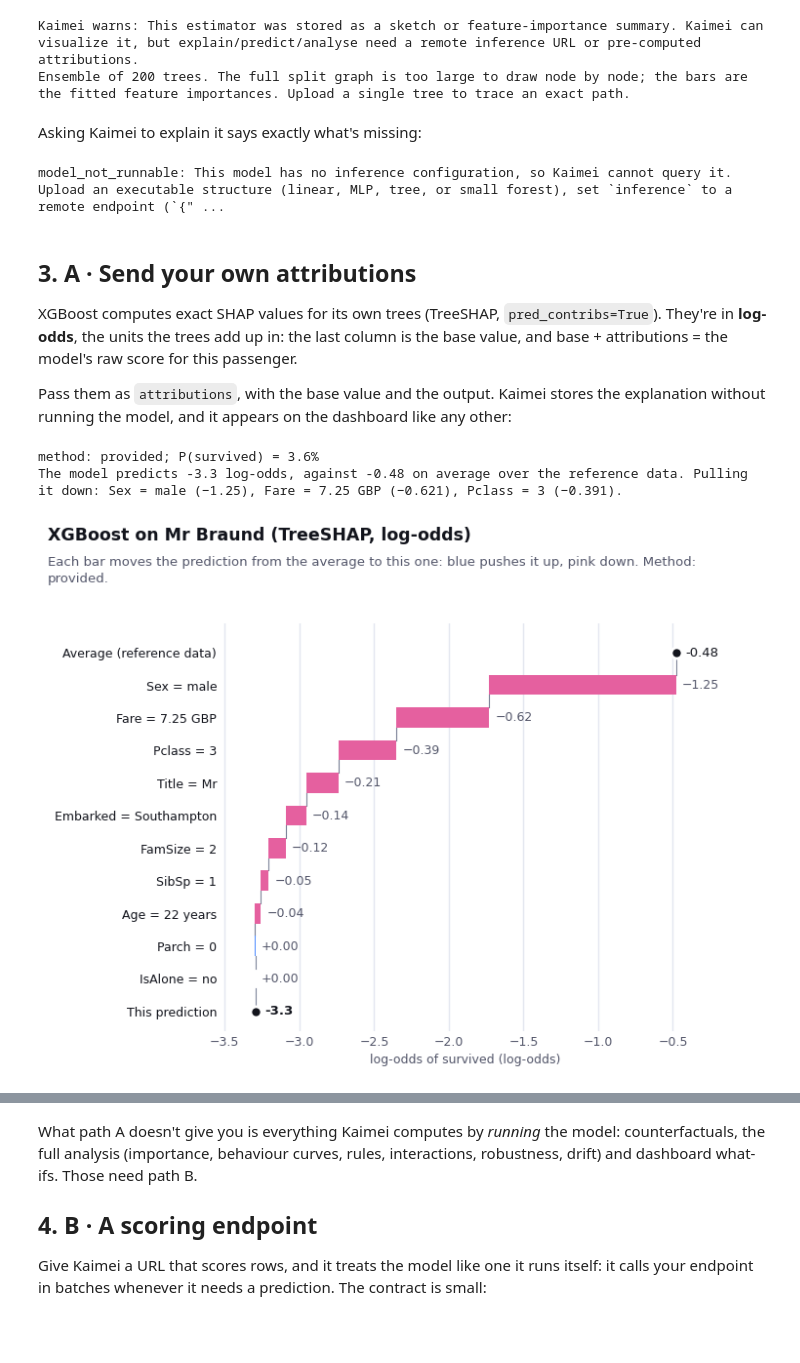
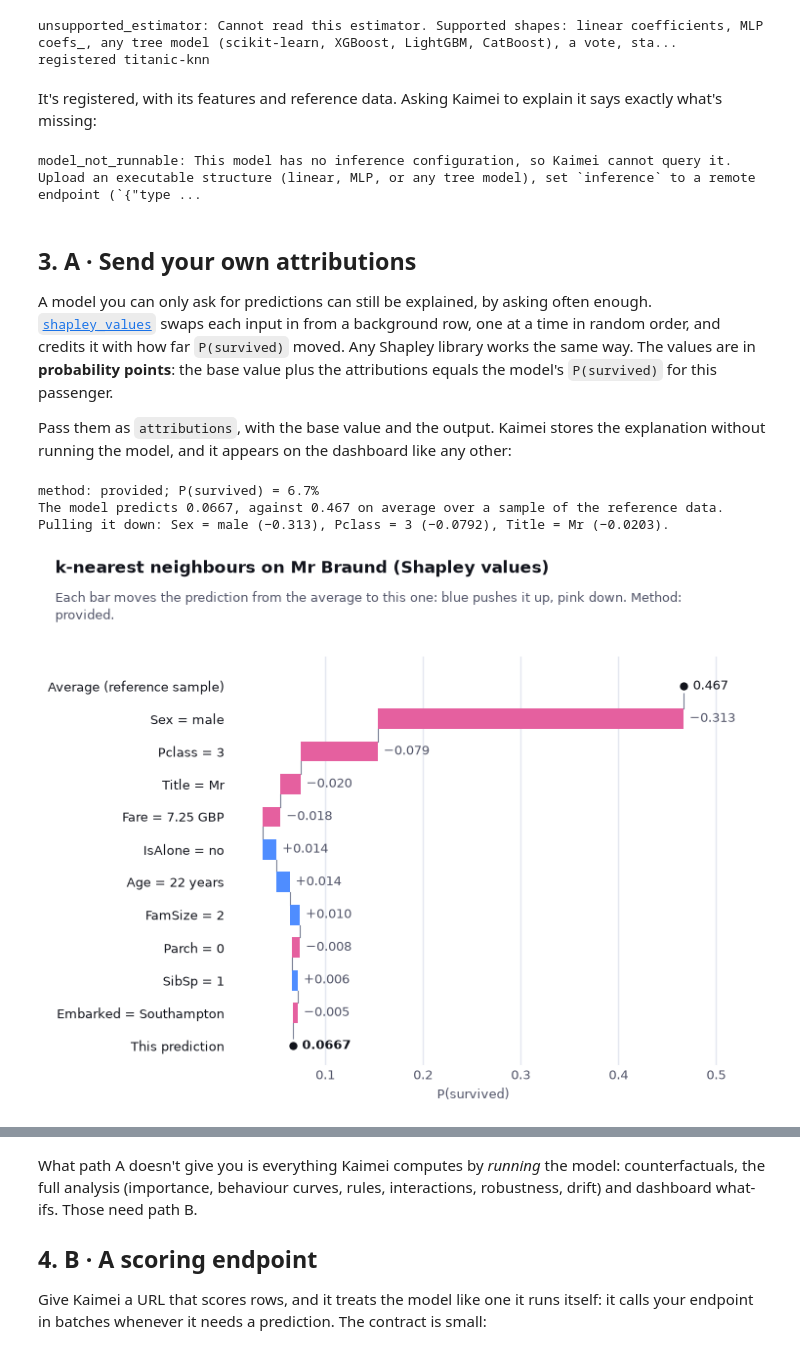
Before and after one commit to KaimeiAI/titanic-kaimei-example, a Jupyter notebook: notebooks/04-bring-your-own-model.ipynb, the cells around one changed output, grey strips where cells are left out. Cells and saved outputs as stored; diff of their text form; code cells hidden in the pictures.

```diff
--- a/notebooks/04-bring-your-own-model.ipynb
+++ b/notebooks/04-bring-your-own-model.ipynb
@@ -26,15 +26,14 @@ import httpx
 import matplotlib.pyplot as plt
 import numpy as np
 import pandas as pd
-import xgboost
 
-from kaimei import KaimeiError
+from kaimei import KaimeiError, StructureError
 from kaimei.tabular import explanation_summary, plot_explanation, plot_insight
 from titanic_kaimei import FEATURES, OUTPUTS, encode, load, to_row, to_rows
-from titanic_kaimei.models import make_forest, make_xgboost, scores
+from titanic_kaimei.models import make_forest, make_knn, scores, shapley_values, split
 from titanic_kaimei.serving import create_app, serve_in_background
 from titanic_kaimei.workspace import (
-    XGBOOST, XGBOOST_REMOTE, connect, dashboard_url, delete_if_exists, ensure_project, replace_model, run_analysis,
+    KNN, KNN_REMOTE, RETIRED, connect, dashboard_url, delete_if_exists, ensure_project, replace_registration, run_analysis,
 )
 
 plt.rcParams["figure.dpi"] = 100
@@ -42,9 +41,11 @@ pd.set_option("display.precision", 3)
 
 client = connect()
 project = ensure_project(client)
+for slug in RETIRED:
+    delete_if_exists(client, slug)
 
 titanic = load(1)
-X, y = encode(titanic.passengers), (titanic.survived == "survived").astype(int)  # XGBoost wants 0/1 labels
-booster_model = make_xgboost()
-scores({"XGBoost (200 trees)": booster_model, "Random forest (notebook 01)": make_forest()}, X, y)
+X, y = encode(titanic.passengers), (titanic.survived == "survived").astype(int)
+knn = make_knn()
+scores({"k-nearest neighbours": knn, "Random forest (notebook 01)": make_forest()}, X, y)
 # %% [output]
@@ -61,54 +62,55 @@ XGBoost is the most accurate model in this repository, and that's typical: the m
 # %%
-import warnings
+try:
+    client.models.upload(knn, name="not stored", feature_names=list(X.columns))
+except StructureError as error:
+    print(f"{error.code}: {str(error)[:150]}...")
 
-with warnings.catch_warnings(record=True) as caught:
-    warnings.simplefilter("always")
-    xgb_model = replace_model(
-        client, booster_model, slug=XGBOOST, name="Titanic survival · XGBoost",
-        description="200 gradient-boosted trees (depth 4). Explained with XGBoost's own TreeSHAP values.",
-        tags=["titanic", "example"], features=FEATURES, feature_names=list(X.columns), outputs=OUTPUTS,
-    X=titanic.passengers, y=titanic.survived, project_id=project.id,
-    )
-for warning in caught:
-    print("Kaimei warns:", warning.message)
-print(client.models.structure(XGBOOST).summary)
+knn_model = replace_registration(
+    client, slug=KNN, name="Titanic survival · k-nearest neighbours",
+    description=f"{knn.named_steps['model'].n_neighbors} nearest neighbours on scaled features. Explained with Shapley values computed locally.",
+    task="binary_classification", framework="sklearn", tags=["titanic", "example"], features=FEATURES, outputs=OUTPUTS,
+    project_id=project.id, rows=to_rows(titanic.passengers), labels=titanic.survived.tolist(),
+)
+print("registered", knn_model.slug)
 # %% [output]
-Kaimei warns: This estimator was stored as a sketch or feature-importance summary. Kaimei can visualize it, but explain/predict/analyse need a remote inference URL or pre-computed attributions.
-Ensemble of 200 trees. The full split graph is too large to draw node by node; the bars are the fitted feature importances. Upload a single tree to trace an exact path.
+unsupported_estimator: Cannot read this estimator. Supported shapes: linear coefficients, MLP coefs_, any tree model (scikit-learn, XGBoost, LightGBM, CatBoost), a vote, sta...
+registered titanic-knn
 # %% [markdown]
-Asking Kaimei to explain it says exactly what's missing:
+It's registered, with its features and reference data. Asking Kaimei to explain it says exactly what's missing:
 # %%
 braund = to_row(titanic.passengers.iloc[0])
 try:
-    client.explanations.create(model=XGBOOST, input=braund, method="shap")
+    client.explanations.create(model=KNN, input=braund, method="shap")
 except KaimeiError as error:
     print(f"{error.code}: {error}")
 # %% [output]
-model_not_runnable: This model has no inference configuration, so Kaimei cannot query it. Upload an executable structure (linear, MLP, tree, or small forest), set `inference` to a remote endpoint (`{" ...
+model_not_runnable: This model has no inference configuration, so Kaimei cannot query it. Upload an executable structure (linear, MLP, or any tree model), set `inference` to a remote endpoint (`{"type ...
 # %% [markdown]
 ## 3. A · Send your own attributions
 
-XGBoost computes exact SHAP values for its own trees (TreeSHAP, `pred_contribs=True`). They're in **log-odds**, the units the trees add up in: the last column is the base value, and base + attributions = the model's raw score for this passenger.
+A model you can only ask for predictions can still be explained, by asking often enough. [`shapley_values`](../src/titanic_kaimei/models.py) swaps each input in from a background row, one at a time in random order, and credits it with how far `P(survived)` moved. Any Shapley library works the same way. The values are in **probability points**: the base value plus the attributions equals the model's `P(survived)` for this passenger.
 
 Pass them as `attributions`, with the base value and the output. Kaimei stores the explanation without running the model, and it appears on the dashboard like any other:
 # %%
-contributions = booster_model.get_booster().predict(xgboost.DMatrix(X.iloc[[0]]), pred_contribs=True)[0]
-log_odds = float(contributions.sum())
+X_train, _, _, _ = split(X, y)
+background = X_train.sample(16, random_state=0)
+values, base = shapley_values(knn, X.iloc[[0]], background)
+p_survived = float(knn.predict_proba(X.iloc[[0]])[0, 1])
 explanation = client.explanations.create(
-    model=XGBOOST,
+    model=KNN,
     input=braund,
-    attributions=dict(zip(X.columns, map(float, contributions[:-1]))),
-    base_value=float(contributions[-1]),
-    output={"value": log_odds, "name": "log-odds of survived", "unit": "log-odds",
-            "label": "survived" if log_odds >= 0 else "died", "probability": float(1 / (1 + np.exp(-abs(log_odds))))},
-    metadata={"method": "xgboost TreeSHAP"},
+    attributions=dict(zip(X.columns, map(float, values[0]))),
+    base_value=base,
+    output={"value": p_survived, "name": "P(survived)", "label": "survived" if p_survived > 0.5 else "died",
+            "probability": max(p_survived, 1 - p_survived)},
+    metadata={"method": "sampled Shapley values"},
 )
-print(f"method: {explanation.method}; P(survived) = {1 / (1 + np.exp(-log_odds)):.1%}")
-print(explanation_summary(explanation, model=xgb_model))
-plot_explanation(explanation, model=xgb_model, title="XGBoost on Mr Braund (TreeSHAP, log-odds)")
+print(f"method: {explanation.method}; P(survived) = {p_survived:.1%}")
+print(explanation_summary(explanation, model=knn_model))
+plot_explanation(explanation, model=knn_model, title="k-nearest neighbours on Mr Braund (Shapley values)")
 plt.show()
 # %% [output]
-method: provided; P(survived) = 3.6%
-The model predicts -3.3 log-odds, against -0.48 on average over the reference data. Pulling it down: Sex = male (−1.25), Fare = 7.25 GBP (−0.621), Pclass = 3 (−0.391).
+method: provided; P(survived) = 6.7%
+The model predicts 0.0667, against 0.467 on average over a sample of the reference data. Pulling it down: Sex = male (−0.313), Pclass = 3 (−0.0792), Title = Mr (−0.0203).
-[figure, old version]
+[figure, new version]
 # %% [markdown]
```
Also changed, not shown: parts of 14 cells of this notebook, 8 other files.
